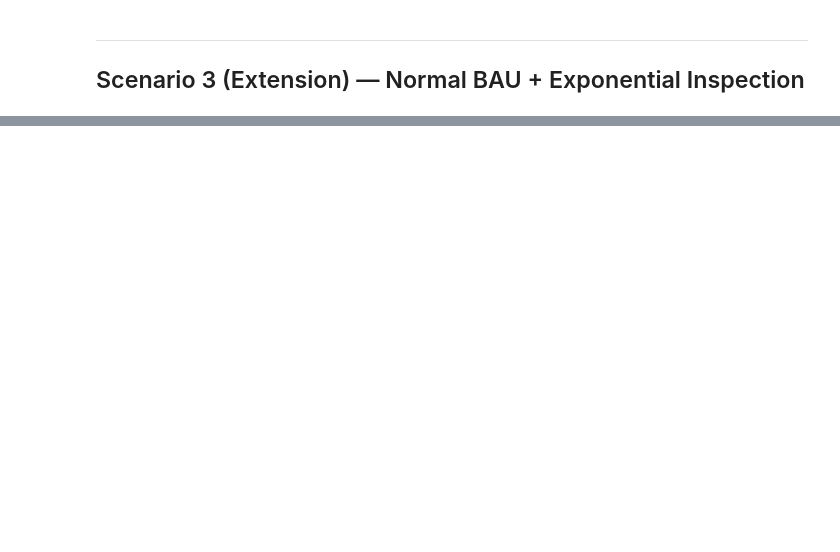
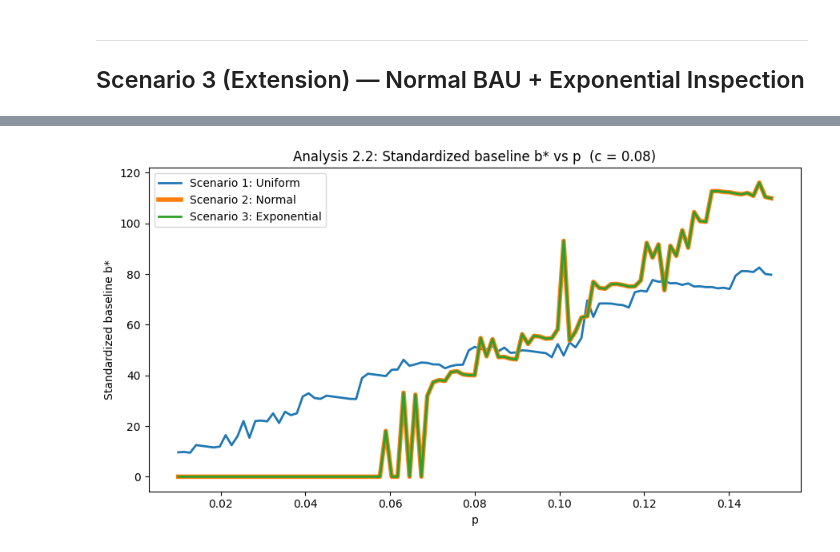
Before and after one commit to RenjieCui/additionality_carbon, a Jupyter notebook: additionality_RC.ipynb, the cells around one changed output, grey strips where cells are left out. Saved outputs shown, nothing was run; the diff lists cells and outputs as text; code cells hidden in the pictures; blank space fills up the shorter version.

```diff
--- a/additionality_RC.ipynb
+++ b/additionality_RC.ipynb
@@ -254,0 +358,20 @@ Regions found:
+# %%
+c_fixed = 0.08
+
+bstar_s1 = [extract_bstar(e, p, c_fixed, b_hat_draws_uniform) for p in p_values]
+bstar_s2 = [extract_bstar(e, p, c_fixed, b_hat_draws_normal)  for p in p_values]
+bstar_s3 = [extract_bstar(e, p, c_fixed, b_hat_draws_normal)  for p in p_values]
+
+plt.figure(figsize=(9, 5))
+plt.plot(c_values, bstar_s1, label='Scenario 1: Uniform',     linewidth=2)
+plt.plot(c_values, bstar_s2, label='Scenario 2: Normal',      linewidth=4)
+plt.plot(c_values, bstar_s3, label='Scenario 3: Exponential', linewidth=2)
+plt.xlabel('p')
+plt.ylabel('Standardized baseline b*')
+plt.title(f'Analysis 2.2: Standardized baseline b* vs p  (c = {c_fixed})')
+plt.legend()
+plt.tight_layout()
+plt.savefig('analysis2_bstar_vs_p_2.png', dpi=300)
+plt.show()
+# %% [output]
+[figure, added]
```
Also changed, not shown: parts of 10 cells of this notebook.
